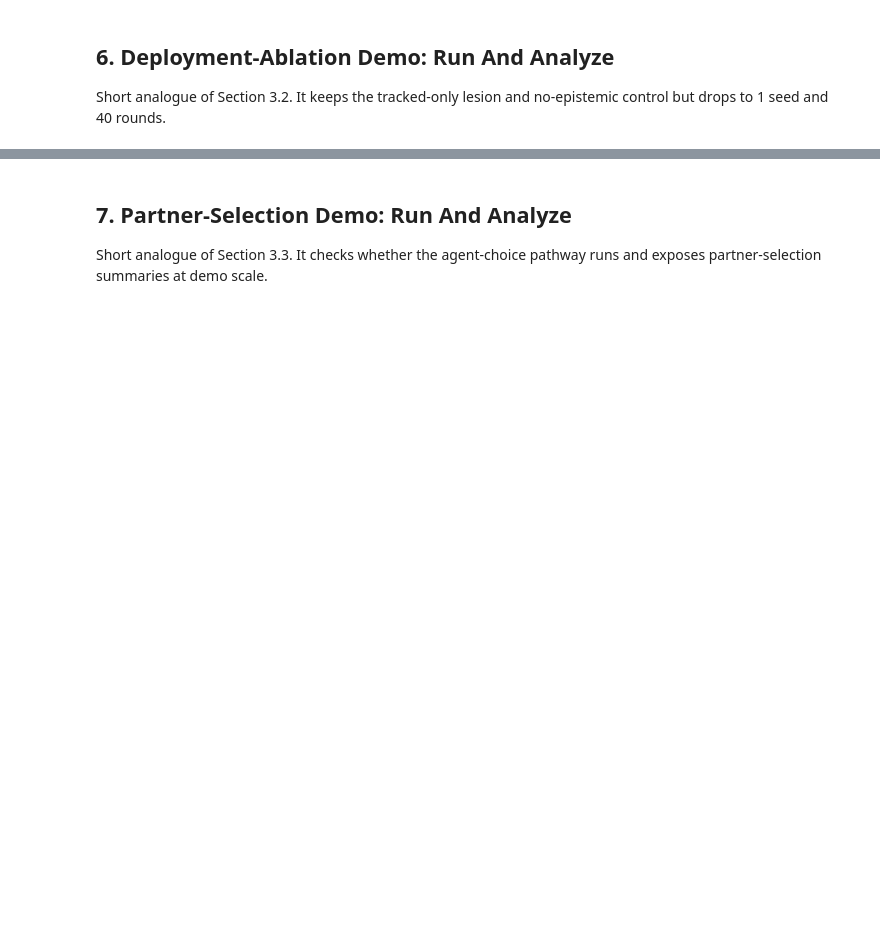
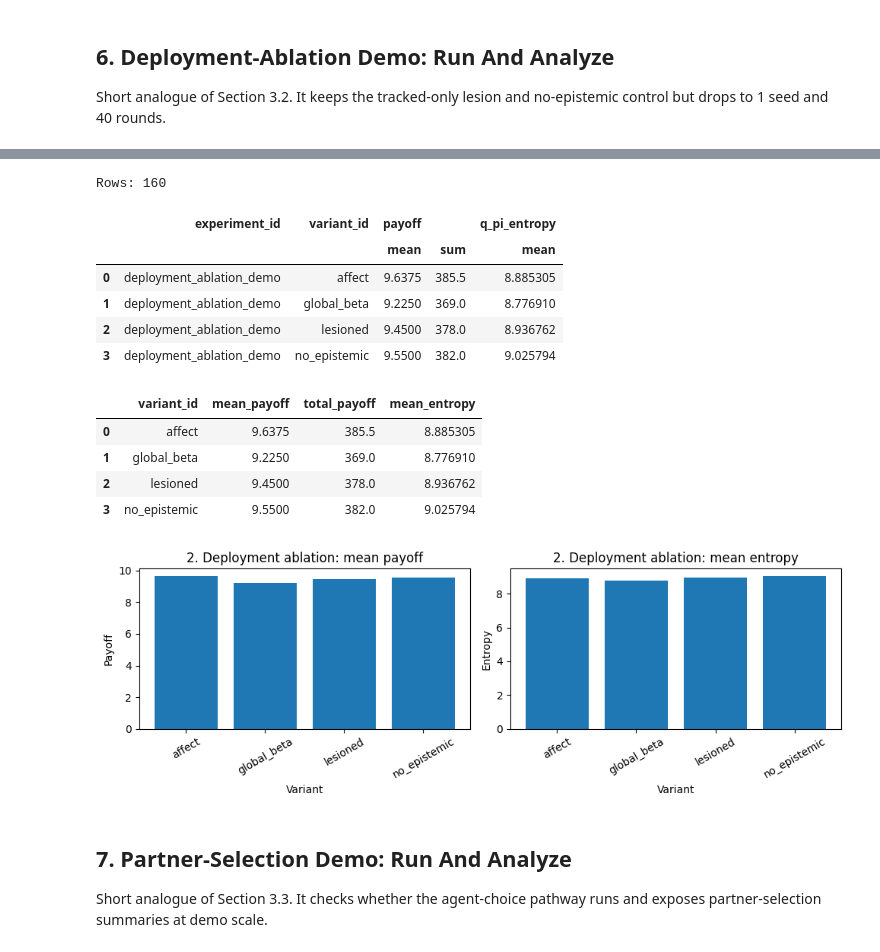
Before and after one commit to har5h1l/affect_aif, a Jupyter notebook: notebooks/demo.ipynb, the cells around one changed output, grey strips where cells are left out. Drawn from its saved outputs; the diff is of its cells as text; code cells hidden in the pictures; blank space fills up the shorter version.

```diff
--- a/notebooks/demo.ipynb
+++ b/notebooks/demo.ipynb
@@ -306,3 +389,19 @@ deployment_ablation_results = run_demo("deployment_ablation")
+# %%
+show_demo("deployment_ablation", deployment_ablation_results)
+# %% [output]
+Rows: 160
+|  | experiment_id | variant_id | payoff |  | q_pi_entropy |
+|  |  |  | mean | sum | mean |
+| 0 | deployment_ablation_demo | affect | 9.6375 | 385.5 | 8.885305 |
+| 1 | deployment_ablation_demo | global_beta | 9.2250 | 369.0 | 8.776910 |
+| 2 | deployment_ablation_demo | lesioned | 9.4500 | 378.0 | 8.936762 |
+| 3 | deployment_ablation_demo | no_epistemic | 9.5500 | 382.0 | 9.025794 |
+|  | variant_id | mean_payoff | total_payoff | mean_entropy |
+| 0 | affect | 9.6375 | 385.5 | 8.885305 |
+| 1 | global_beta | 9.2250 | 369.0 | 8.776910 |
+| 2 | lesioned | 9.4500 | 378.0 | 8.936762 |
+| 3 | no_epistemic | 9.5500 | 382.0 | 9.025794 |
+[figure, added]
 # %% [markdown]
 ## 7. Partner-Selection Demo: Run And Analyze
 
```
Also changed, not shown: parts of 20 cells of this notebook, 7 other files.
